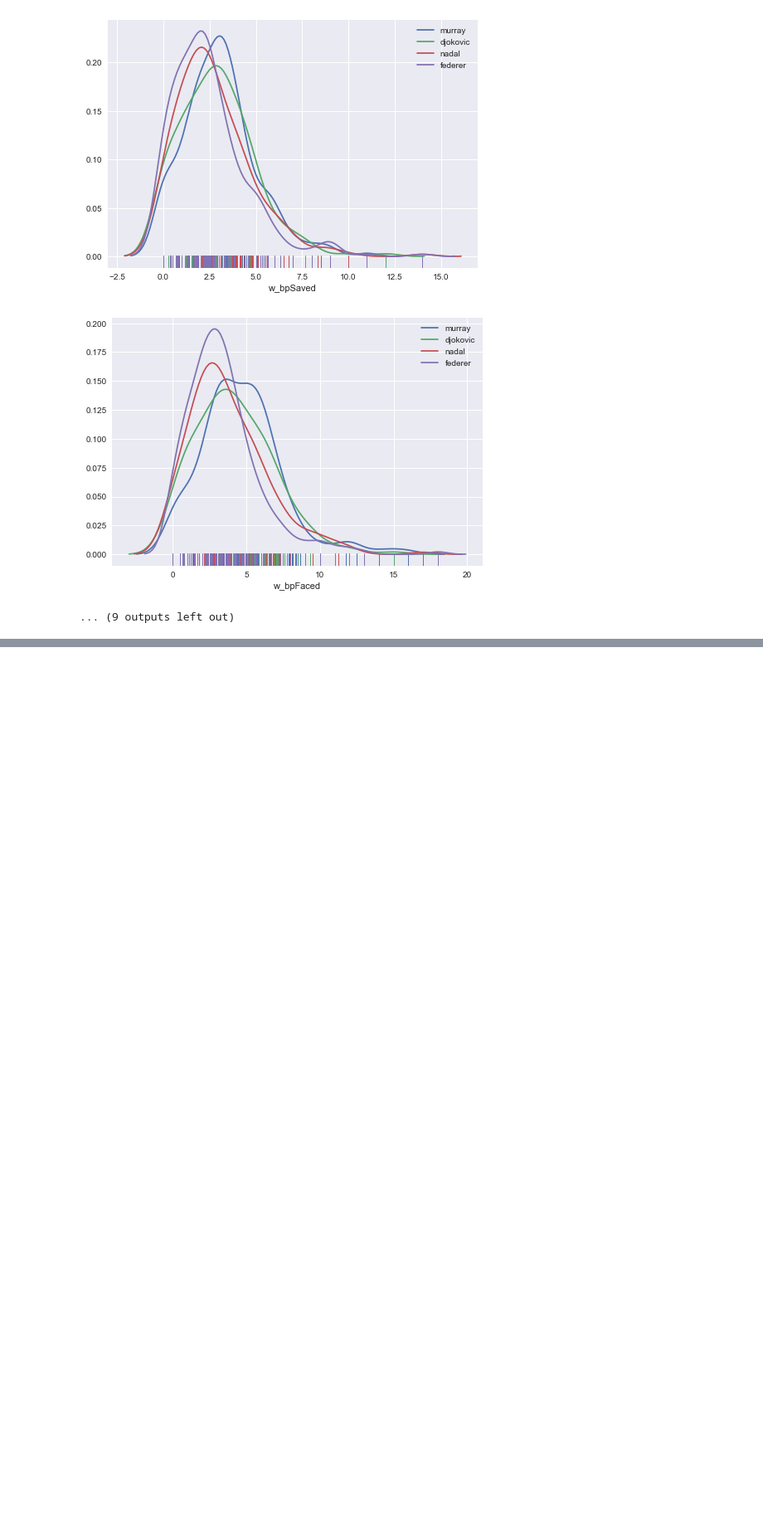
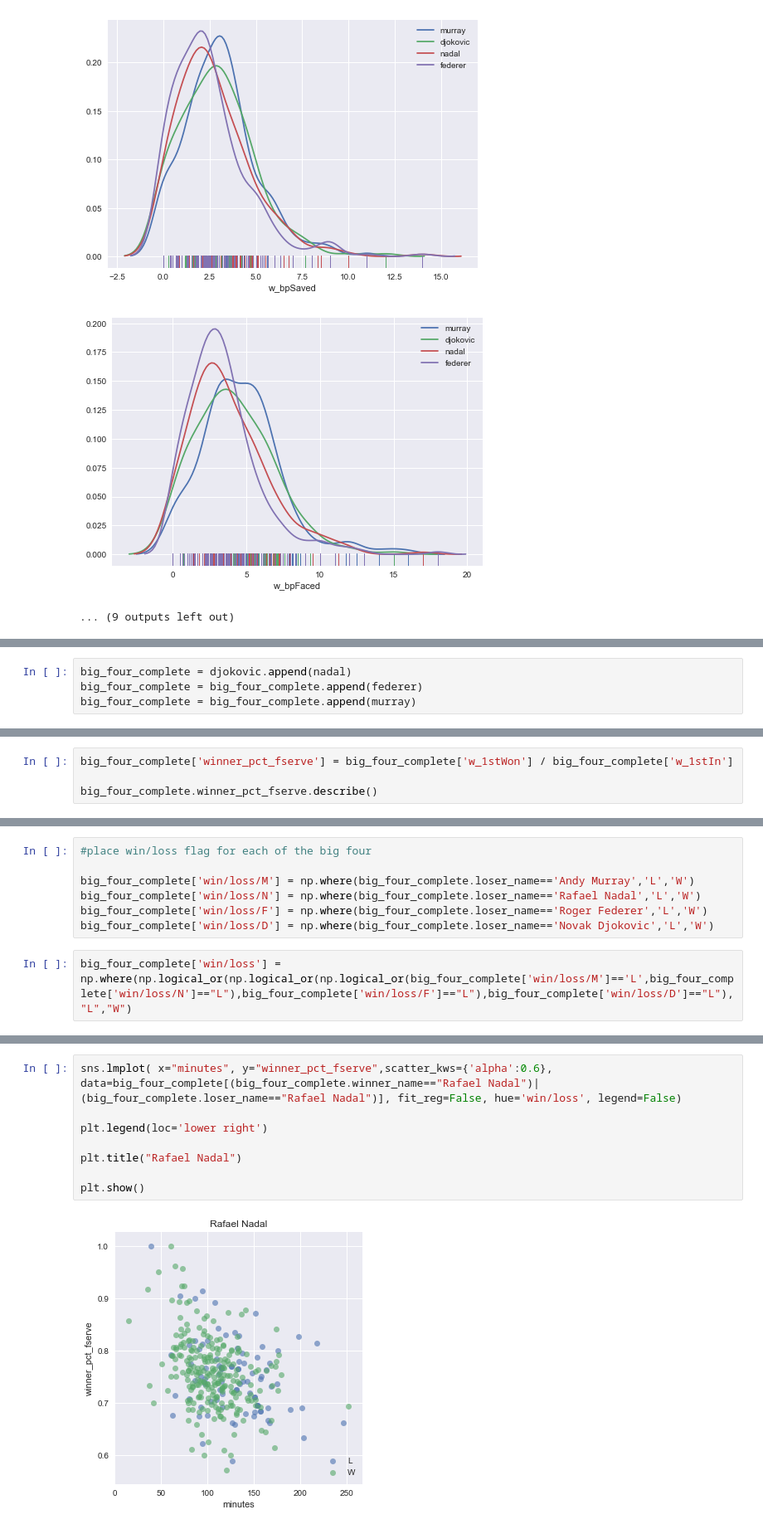
Before and after one commit to bhanusrivatsavmatta/Tennis-Analysis, a Jupyter notebook: Tennis_Analysis.ipynb, the cells around one changed output, grey strips where cells are left out. Shown at 83% size. Drawn from its saved outputs; the diff is of its cells as text; blank space fills up the shorter version.

```diff
--- a/Tennis_Analysis.ipynb
+++ b/Tennis_Analysis.ipynb
@@ -178,0 +253,4 @@ for a in big_four_condense['cols'].unique():
+# %%
+big_four_complete = djokovic.append(nadal)
+big_four_complete = big_four_complete.append(federer)
+big_four_complete = big_four_complete.append(murray)
@@ -178,0 +261,4 @@ for a in big_four_condense['cols'].unique():
+# %%
+big_four_complete['winner_pct_fserve'] = big_four_complete['w_1stWon'] / big_four_complete['w_1stIn']
+
+big_four_complete.winner_pct_fserve.describe()
@@ -178,0 +275,9 @@ for a in big_four_condense['cols'].unique():
+# %%
+#place win/loss flag for each of the big four
+
+big_four_complete['win/loss/M'] = np.where(big_four_complete.loser_name=='Andy Murray','L','W')
+big_four_complete['win/loss/N'] = np.where(big_four_complete.loser_name=='Rafael Nadal','L','W')
+big_four_complete['win/loss/F'] = np.where(big_four_complete.loser_name=='Roger Federer','L','W')
+big_four_complete['win/loss/D'] = np.where(big_four_complete.loser_name=='Novak Djokovic','L','W')
+# %%
+big_four_complete['win/loss'] = np.where(np.logical_or(np.logical_or(np.logical_or(big_four_complete['win/loss/M']=='L',big_four_complete['win/loss/N']=="L"),big_four_complete['win/loss/F']=="L"),big_four_complete['win/loss/D']=="L"),"L","W")
@@ -178,0 +306,10 @@ for a in big_four_condense['cols'].unique():
+# %%
+sns.lmplot( x="minutes", y="winner_pct_fserve",scatter_kws={'alpha':0.6}, data=big_four_complete[(big_four_complete.winner_name=="Rafael Nadal")|(big_four_complete.loser_name=="Rafael Nadal")], fit_reg=False, hue='win/loss', legend=False)
+
+plt.legend(loc='lower right')
+
+plt.title("Rafael Nadal")
+
+plt.show()
+# %% [output]
+[figure, added]
```
Also changed, not shown: parts of 15 cells of this notebook.
